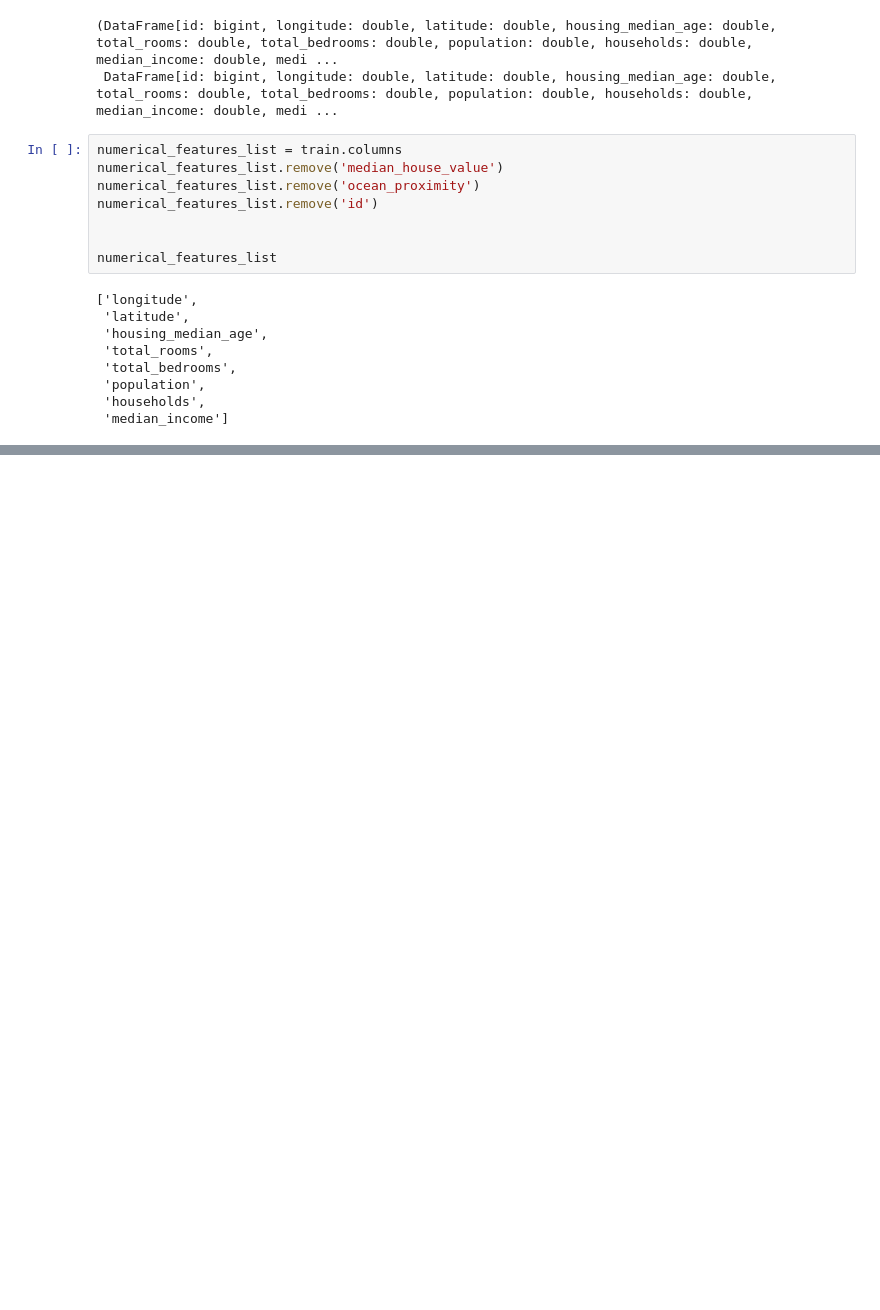
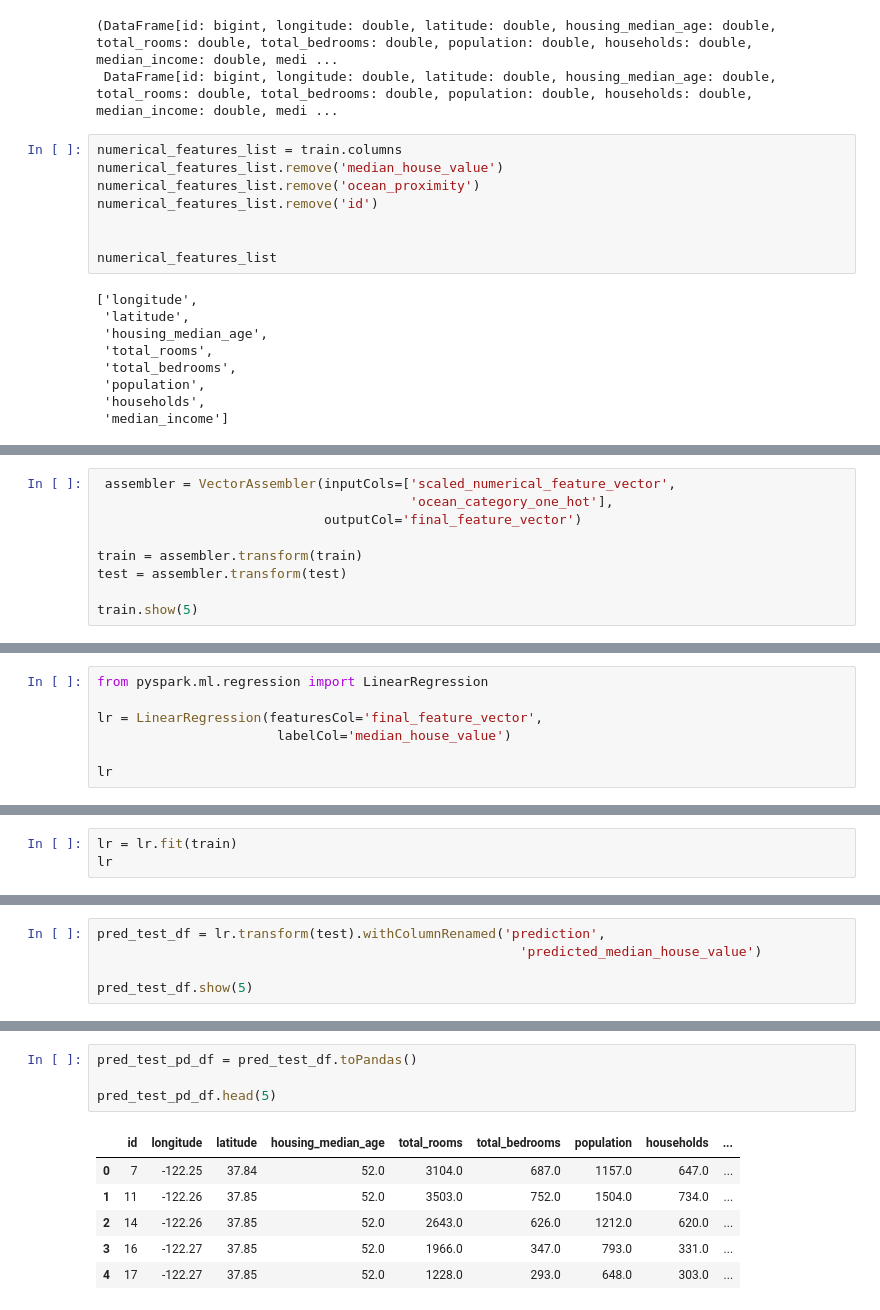
Before and after one commit to ywchanna2001/Big-Data-Processing, a Jupyter notebook: Spark_ML_Lib.ipynb, the cells around one changed output, grey strips where cells are left out. Saved outputs shown, nothing was run; the diff lists cells and outputs as text; blank space fills up the shorter version.

```diff
--- a/Spark_ML_Lib.ipynb
+++ b/Spark_ML_Lib.ipynb
@@ -200,0 +285,9 @@ IllegalArgumentException: Output column numerical_feature_vector already exists.
+# %%
+ assembler = VectorAssembler(inputCols=['scaled_numerical_feature_vector',
+                                        'ocean_category_one_hot'],
+                             outputCol='final_feature_vector')
+
+train = assembler.transform(train)
+test = assembler.transform(test)
+
+train.show(5)
@@ -200,0 +305,7 @@ IllegalArgumentException: Output column numerical_feature_vector already exists.
+# %%
+from pyspark.ml.regression import LinearRegression
+
+lr = LinearRegression(featuresCol='final_feature_vector',
+                       labelCol='median_house_value')
+
+lr
@@ -200,0 +314,3 @@ IllegalArgumentException: Output column numerical_feature_vector already exists.
+# %%
+lr = lr.fit(train)
+lr
@@ -200,0 +335,5 @@ IllegalArgumentException: Output column numerical_feature_vector already exists.
+# %%
+pred_test_df = lr.transform(test).withColumnRenamed('prediction',
+                                                      'predicted_median_house_value')
+
+pred_test_df.show(5)
@@ -200,0 +351,11 @@ IllegalArgumentException: Output column numerical_feature_vector already exists.
+# %%
+pred_test_pd_df = pred_test_df.toPandas()
+
+pred_test_pd_df.head(5)
+# %% [output]
+|  | id | longitude | latitude | housing_median_age | total_rooms | total_bedrooms | population | households | ... |
+| 0 | 7 | -122.25 | 37.84 | 52.0 | 3104.0 | 687.0 | 1157.0 | 647.0 | ... |
+| 1 | 11 | -122.26 | 37.85 | 52.0 | 3503.0 | 752.0 | 1504.0 | 734.0 | ... |
+| 2 | 14 | -122.26 | 37.85 | 52.0 | 2643.0 | 626.0 | 1212.0 | 620.0 | ... |
+| 3 | 16 | -122.27 | 37.85 | 52.0 | 1966.0 | 347.0 | 793.0 | 331.0 | ... |
+| 4 | 17 | -122.27 | 37.85 | 52.0 | 1228.0 | 293.0 | 648.0 | 303.0 | ... |
```
Also changed, not shown: parts of 15 cells of this notebook.
